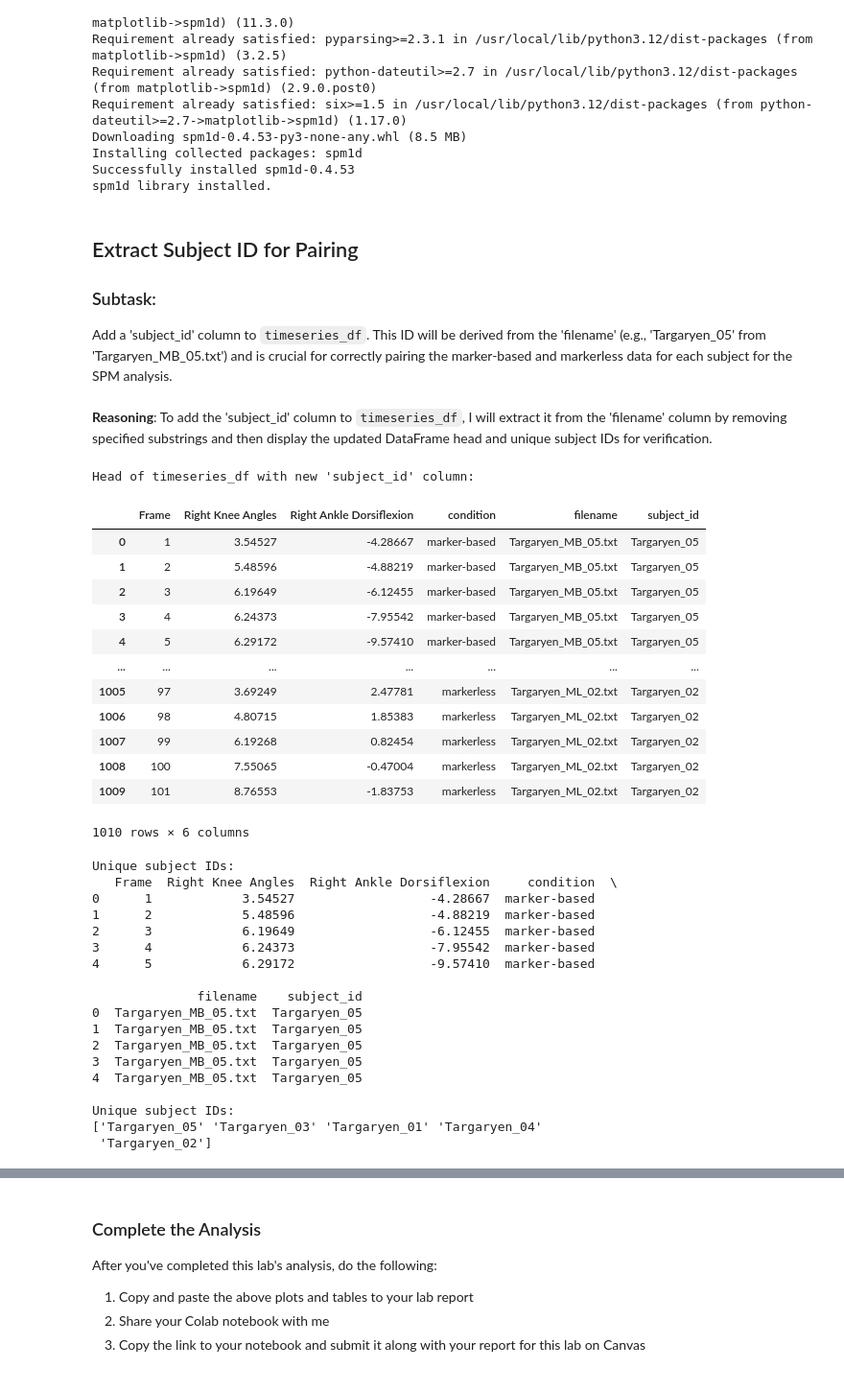
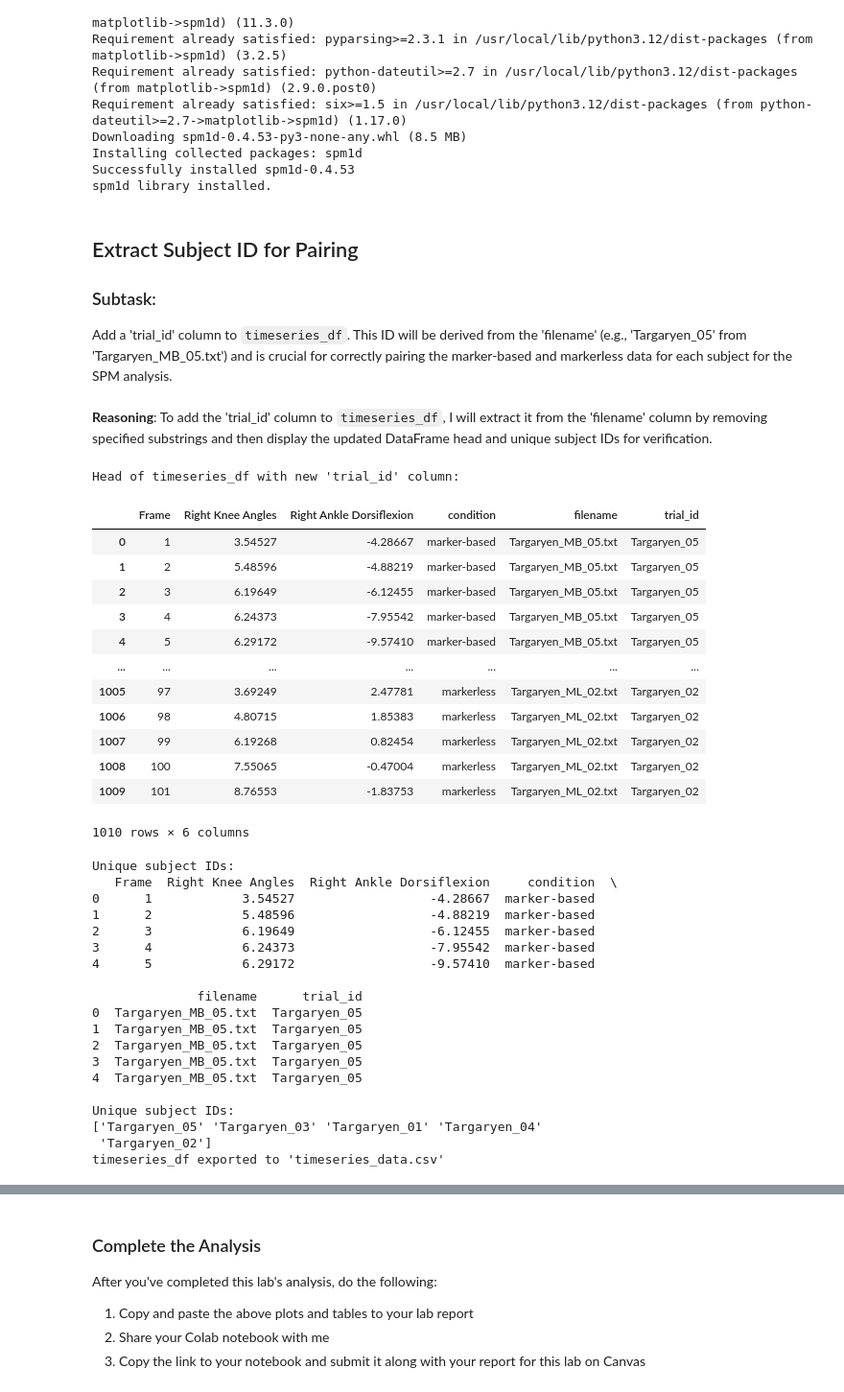
Before and after one commit to plnu-biomechanics/kin6015, a Jupyter notebook: notebooks/kin6015_lab1.ipynb, the cells around one changed output, grey strips where cells are left out. Shown at 96% size. Cells and saved outputs as stored; diff of their text form; code cells hidden in the pictures.

```diff
--- a/notebooks/kin6015_lab1.ipynb
+++ b/notebooks/kin6015_lab1.ipynb
@@ -282,32 +276,36 @@ spm1d library installed.
 ## Extract Subject ID for Pairing
 
 ### Subtask:
-Add a 'subject_id' column to `timeseries_df`. This ID will be derived from the 'filename' (e.g., 'Targaryen_05' from 'Targaryen_MB_05.txt') and is crucial for correctly pairing the marker-based and markerless data for each subject for the SPM analysis.
+Add a 'trial_id' column to `timeseries_df`. This ID will be derived from the 'filename' (e.g., 'Targaryen_05' from 'Targaryen_MB_05.txt') and is crucial for correctly pairing the marker-based and markerless data for each subject for the SPM analysis.
 # %% [markdown]
 **Reasoning**:
-To add the 'subject_id' column to `timeseries_df`, I will extract it from the 'filename' column by removing specified substrings and then display the updated DataFrame head and unique subject IDs for verification.
+To add the 'trial_id' column to `timeseries_df`, I will extract it from the 'filename' column by removing specified substrings and then display the updated DataFrame head and unique subject IDs for verification.
 # %%
 import pandas as pd
 
 # Recreate timeseries_df with .copy() to avoid SettingWithCopyWarning
 timeseries_df = combined_intermediate_df[['Frame', 'Right Knee Angles', 'Right Ankle Dorsiflexion', 'condition', 'filename']].copy()
 
-# Add 'subject_id' column by cleaning the 'filename'
-timeseries_df['subject_id'] = timeseries_df['filename'].str.replace('_MB', '', regex=False)
-timeseries_df['subject_id'] = timeseries_df['subject_id'].str.replace('_ML', '', regex=False)
-timeseries_df['subject_id'] = timeseries_df['subject_id'].str.replace('.txt', '', regex=False)
+# Add 'trial_id' column by cleaning the 'filename'
+timeseries_df['trial_id'] = timeseries_df['filename'].str.replace('_MB', '', regex=False)
+timeseries_df['trial_id'] = timeseries_df['trial_id'].str.replace('_ML', '', regex=False)
+timeseries_df['trial_id'] = timeseries_df['trial_id'].str.replace('.txt', '', regex=False)
 
-print("Head of timeseries_df with new 'subject_id' column:")
+print("Head of timeseries_df with new 'trial_id' column:")
 display(timeseries_df)
 
 print("\nUnique subject IDs:")
 print(timeseries_df.head())
 
 print("\nUnique subject IDs:")
-print(timeseries_df['subject_id'].unique())
+print(timeseries_df['trial_id'].unique())
+
+# export CSV file for inspection (comment if not needed)
+timeseries_df.to_csv('timeseries_data.csv', index=False)
+print("timeseries_df exported to 'timeseries_data.csv'")
 # %% [output]
-Head of timeseries_df with new 'subject_id' column:
+Head of timeseries_df with new 'trial_id' column:
-|  | Frame | Right Knee Angles | Right Ankle Dorsiflexion | condition | filename | subject_id |
+|  | Frame | Right Knee Angles | Right Ankle Dorsiflexion | condition | filename | trial_id |
 | 0 | 1 | 3.54527 | -4.28667 | marker-based | Targaryen_MB_05.txt | Targaryen_05 |
 | 1 | 2 | 5.48596 | -4.88219 | marker-based | Targaryen_MB_05.txt | Targaryen_05 |
 | 2 | 3 | 6.19649 | -6.12455 | marker-based | Targaryen_MB_05.txt | Targaryen_05 |
@@ -328,7 +326,7 @@ Unique subject IDs:
 3      4            6.24373                  -7.95542  marker-based
 4      5            6.29172                  -9.57410  marker-based
 
-              filename    subject_id
+              filename      trial_id
 0  Targaryen_MB_05.txt  Targaryen_05
 1  Targaryen_MB_05.txt  Targaryen_05
 2  Targaryen_MB_05.txt  Targaryen_05
@@ -338,3 +336,4 @@ Unique subject IDs:
 Unique subject IDs:
 ['Targaryen_05' 'Targaryen_03' 'Targaryen_01' 'Targaryen_04'
  'Targaryen_02']
+timeseries_df exported to 'timeseries_data.csv'
```
Also changed, not shown: parts of 5 cells of this notebook.
